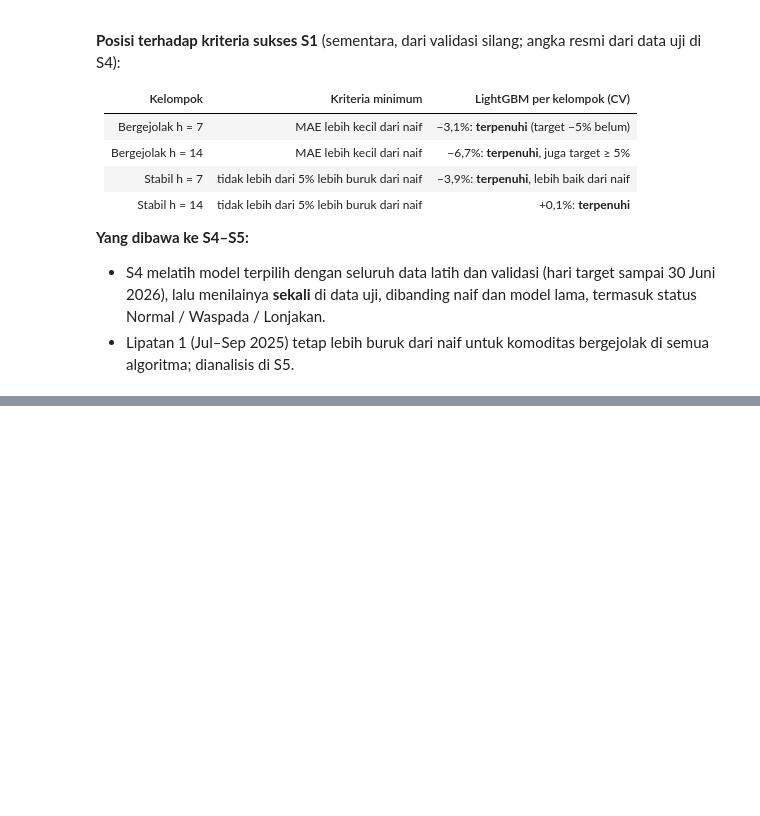
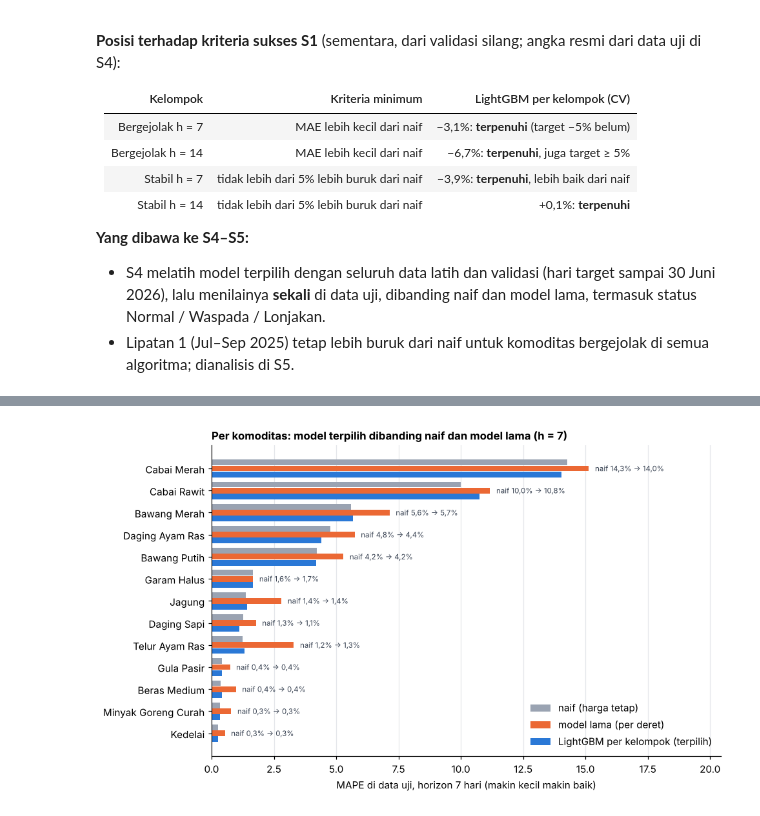
Before and after one commit to Arjunamelix/da-ds-2026-kelompok-04, a Jupyter notebook: notebooks/pemodelan.ipynb, the cells around one changed output, grey strips where cells are left out. Cells and saved outputs as stored; diff of their text form; code cells hidden in the pictures; blank space fills up the shorter version.

```diff
--- a/notebooks/pemodelan.ipynb
+++ b/notebooks/pemodelan.ipynb
@@ -1274,0 +1465,25 @@ Alasan:
+# %%
+LAB_T = "LightGBM per kelompok (terpilih)"
+per_kom = []
+for (h, kom), g in UJI.groupby(["h", "komoditas"]):
+    a = metrik(g.harga_t.values, g.y.values, np.zeros(len(g)))
+    b = metrik(g.harga_t.values, g.y.values, g["model lama"].values)
+    c = metrik(g.harga_t.values, g.y.values, g[LAB_T].values)
+    per_kom.append({"h": h, "komoditas": NAMA[kom], "kelompok": GRUP.get(kom, "stabil"), "baris uji": a["n"],
+                    "MAPE naif": a["MAPE"], "MAPE model lama": b["MAPE"], "MAPE terpilih": c["MAPE"],
+                    "MAE terpilih vs naif (%)": (c["MAE"] / a["MAE"] - 1) * 100})
+PER_KOM = pd.DataFrame(per_kom)
+for h in HORIZON:
+    print(f"h = {h} hari")
+    display(PER_KOM[PER_KOM.h == h].drop(columns="h").sort_values("MAPE naif", ascending=False).set_index("komoditas").round(2))
+
+# Deret yang lebih baik dari naif
+menang = []
+for (k, h), g in UJI.groupby(["kunci", "h"]):
+    a = metrik(g.harga_t.values, g.y.values, np.zeros(len(g)))["MAE"]
+    menang.append({"h": h, "terpilih": metrik(g.harga_t.values, g.y.values, g[LAB_T].values)["MAE"] < a,
+                   "model lama": metrik(g.harga_t.values, g.y.values, g["model lama"].values)["MAE"] < a,
+                   "sama dengan naif": np.isclose(metrik(g.harga_t.values, g.y.values, g[LAB_T].values)["MAE"], a)})
+menang = pd.DataFrame(menang).groupby("h").agg(deret=("terpilih", "size"), terpilih_lebih_baik=("terpilih", "sum"),
+                                                 model_lama_lebih_baik=("model lama", "sum"))
+display(menang)
@@ -1274,0 +1527,18 @@ Alasan:
+# %%
+p = PER_KOM[PER_KOM.h == 7].sort_values("MAPE naif")
+yy = np.arange(len(p))
+fig, ax = plt.subplots(figsize=(9, 5.4))
+for kol, warna, geser, lab in (("MAPE naif", ABU, 0.27, "naif (harga tetap)"), ("MAPE model lama", ORANYE, 0, "model lama (per deret)"),
+                               ("MAPE terpilih", BIRU, -0.27, "LightGBM per kelompok (terpilih)")):
+    ax.barh(yy + geser, p[kol], height=0.26, color=warna, label=lab)
+for i, (a, b, c) in enumerate(zip(p["MAPE naif"], p["MAPE model lama"], p["MAPE terpilih"])):
+    ax.text(max(a, b, c) + 0.25, i, f"naif {a:.1f}% → {c:.1f}%".replace(".", ","), va="center", fontsize=7.5, color="#374151")
+ax.set_yticks(yy, p["komoditas"])
+ax.set_xlim(0, p[["MAPE naif", "MAPE model lama", "MAPE terpilih"]].max().max() * 1.35)
+ax.set_xlabel("MAPE di data uji, horizon 7 hari (makin kecil makin baik)")
+ax.set_title("Per komoditas: model terpilih dibanding naif dan model lama (h = 7)", loc="left", fontsize=11, fontweight="bold")
+ax.legend(frameon=False, loc="lower right")
+ax.grid(axis="y", visible=False)
+plt.tight_layout(); plt.show()
+# %% [output]
+[figure, added]
```
Also changed, not shown: parts of 21 cells of this notebook, 6 other files.
